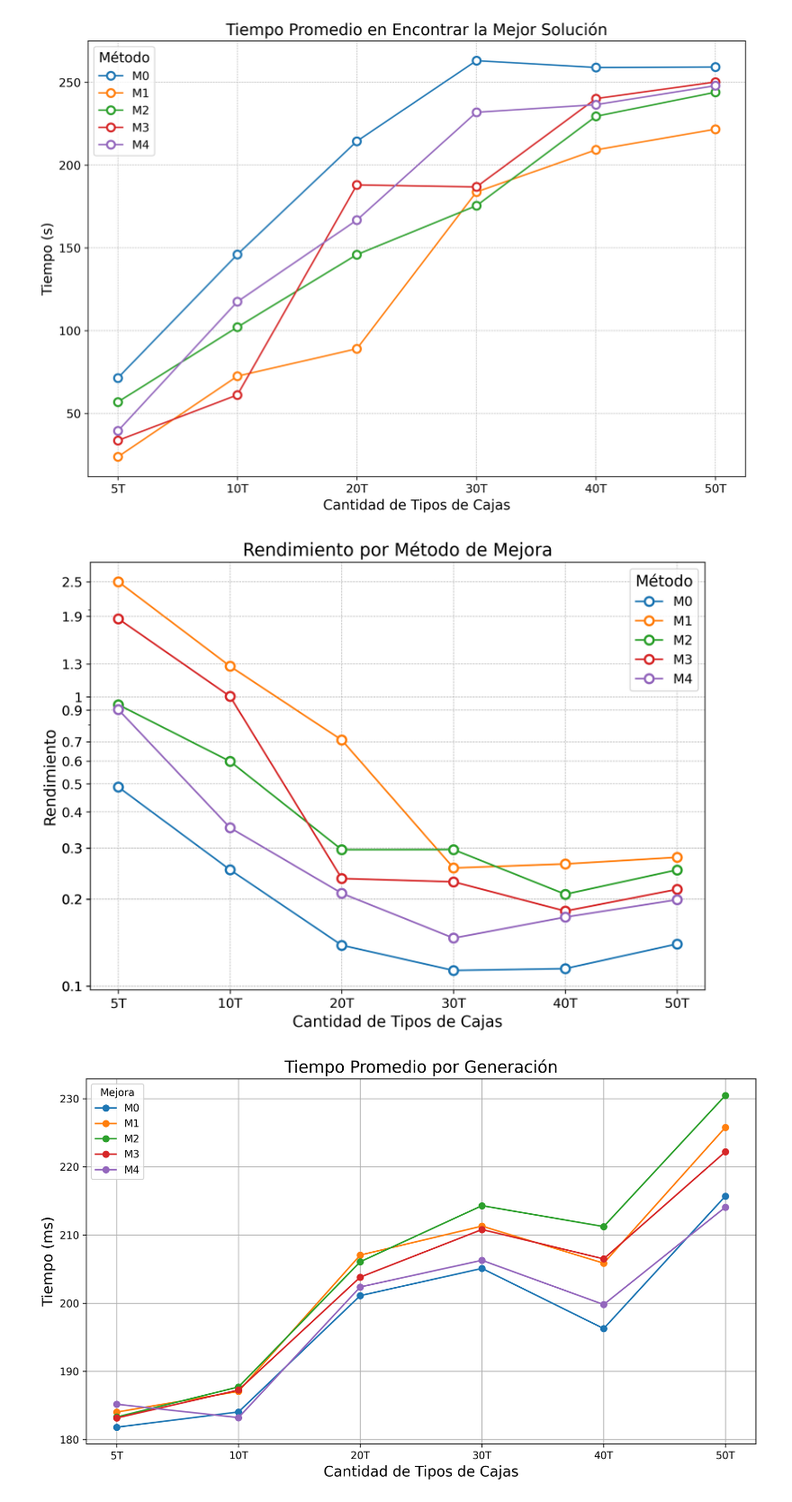
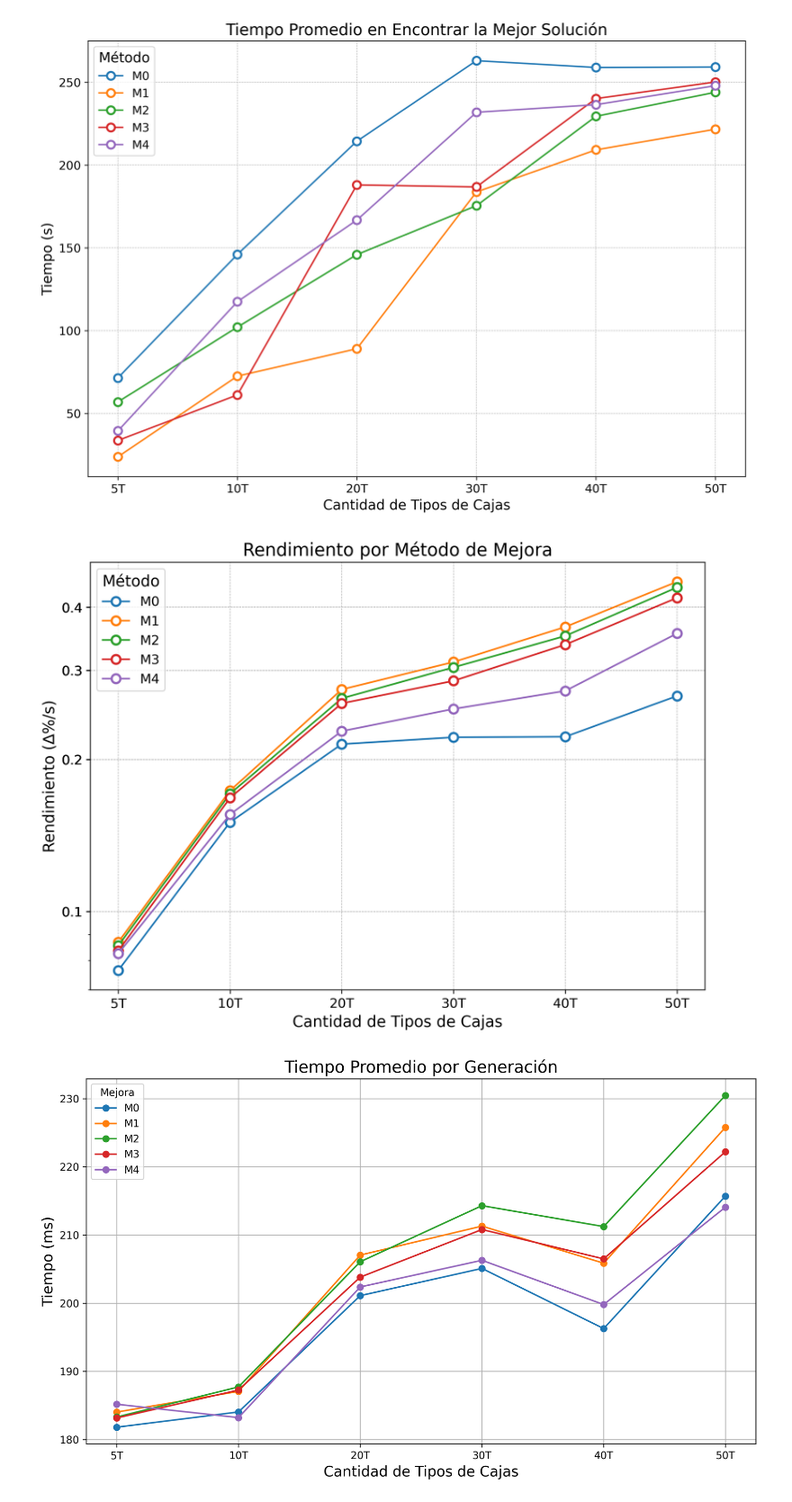
Before and after one commit to josegustavo/clp, a Jupyter notebook: results.ipynb, the cells around one changed output. Shown at 90% size. Saved outputs shown, nothing was run; the diff lists cells and outputs as text; code cells hidden in the pictures.

```diff
--- a/results.ipynb
+++ b/results.ipynb
@@ -56,7 +56,7 @@ improvements = {
 
 }
 for r in results:
-    types_count = r['types_count']
+    types_count = str(r['types_count'])+'T'
     group_improvement = mejoras[r['group_improvement']]
     if types_count not in improvements:
         improvements[types_count] = {}
@@ -69,7 +69,7 @@ for i, im in improvements.items():
     for j in improvements[i]:
         improvements[i][j] = [round(np.mean(improvements[i][j]), 1), round(
             np.std(improvements[i][j]), 1)]
-    print(("%dT & " % i) + " & ".join(["%s\\%% & %s" % (x, y)
+    print(("%s & " % i) + " & ".join(["%s\\%% & %s" % (x, y)
           for x, y in improvements[i].values()]) + " \\\\ \\hline")
 # improvements
 # %% [output]
@@ -160,6 +214,7 @@ plt.show()
 [figure]
 # %%
 performance = {}
+stop_time = 120
 for r in results:
     types_count = str(r['types_count'])+'T'
     group_improvement = mejoras[r['group_improvement']]
@@ -167,7 +222,14 @@ for r in results:
         performance[types_count] = {}
     if group_improvement not in performance[types_count]:
         performance[types_count][group_improvement] = []
-    performance[types_count][group_improvement].append((100*(r['best_value'][0]/r['default_max_fitness'][0]-1))/r['best']['best_time'])
+
+    num_generation_stop = len(
+        list(filter(lambda x: x <= stop_time, r['timings']['generations_time'])))
+    best_value_at_stop = r['best_values'][num_generation_stop]
+    # performance[types_count][group_improvement].append(
+    #    (100*(r['best_value'][0]/r['default_max_fitness'][0]-1))/r['best']['best_time'])
+    performance[types_count][group_improvement].append(
+        (100*((best_value_at_stop/r['default_max_fitness'][0])-1))/stop_time)
 
 performance_text = {}
 for i, im in performance.items():
@@ -178,7 +240,7 @@ for i, im in performance.items():
             performance_text[i][j] = []
         performance_text[i][j] = [round(np.mean(performance[i][j]), 1), round(
             np.std(performance[i][j]), 1)]
-#performance_text
+# performance_text
 # %%
 import matplotlib.pyplot as plt
 import matplotlib.ticker as ticker
@@ -209,35 +271,35 @@ ax.plot(x, late_best_averages, label='M3', marker='o', linestyle='-', color=colo
 ax.plot(x, late_some_averages, label='M4', marker='o', linestyle='-', color=colors[4], markersize=8, markerfacecolor='white', markeredgewidth=2)
 
 # Añadir títulos y etiquetas con mayor detalle
 ax.set_title('Rendimiento por Método de Mejora', fontsize=16)
 ax.set_xlabel('Cantidad de Tipos de Cajas', fontsize=14)
-ax.set_ylabel('Rendimiento', fontsize=14)
+ax.set_ylabel('Rendimiento (∆%/s)', fontsize=14)
 
 # Añadir la leyenda
 ax.legend(title='Método', fontsize=12, title_fontsize=14)
 
 # Añadir rejilla con estilo
 ax.grid(True, linestyle='--', linewidth=0.5)
 
 # Mejorar la visualización de los ejes
 ax.tick_params(axis='both', which='major', labelsize=12)
 
 # Hacer el eje y logarítmico
 ax.set_yscale("log")
 
 # Cambiar las etiquetas del eje y a su forma exponencial
 formatter = ticker.FuncFormatter(lambda y, _: '{:g}'.format(y))
 ax.yaxis.set_major_formatter(formatter)
 # Obtener los valores y de los puntos
 y_values = [0.1] + none_averages + during_averages + late_all_averages + late_best_averages + late_some_averages
 # Usar la función set_yticks para establecer los ticks en el eje y
 ax.set_yticks([round(y,1) for y in y_values])
 plt.savefig('./lcp/document/Figures/rendimiento.svg', format='svg')
 # Mostrar el gráfico
 plt.show()
 #Guardar el svg
 # %% [output]
-[figure, old version]
+[figure, new version]
 # %%
 tiempo_iteracion = {}
 for r in results:
```
Also changed, not shown: parts of 1 cell of this notebook, 10 other files.
